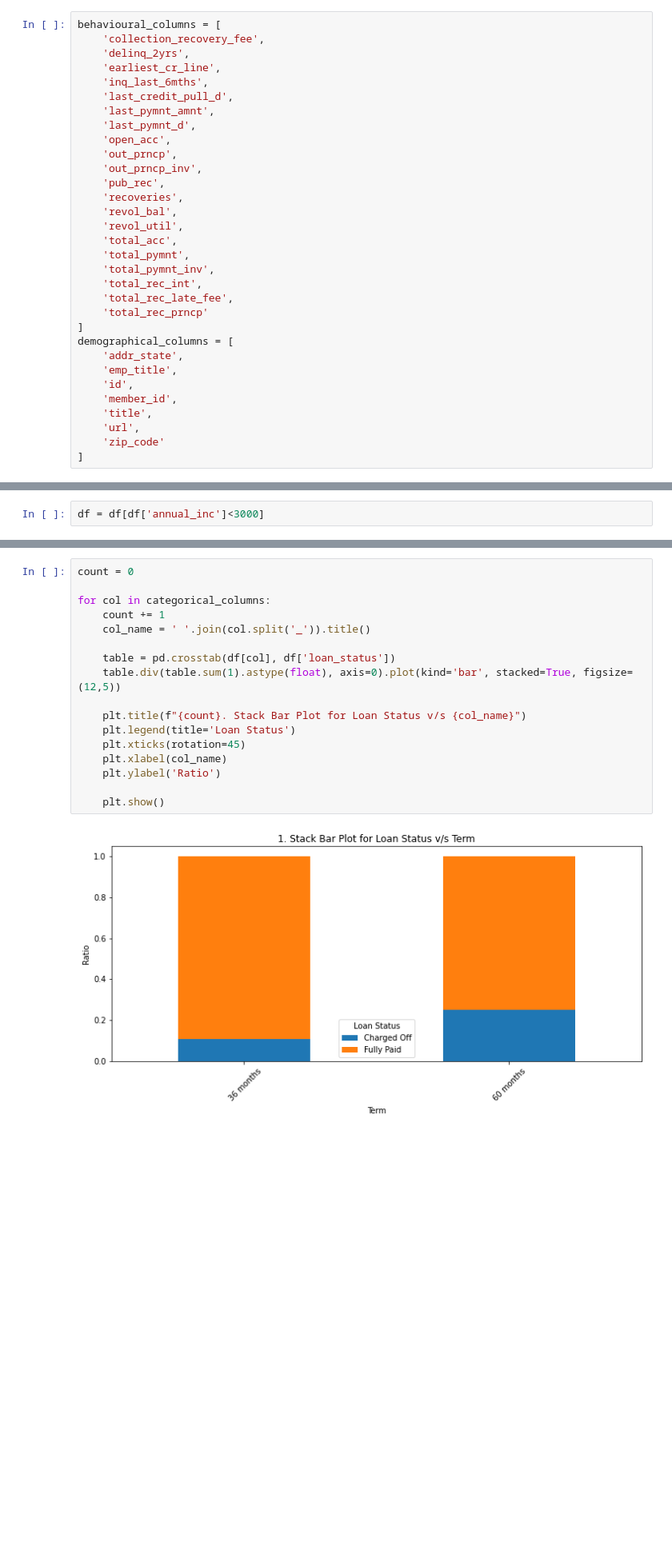
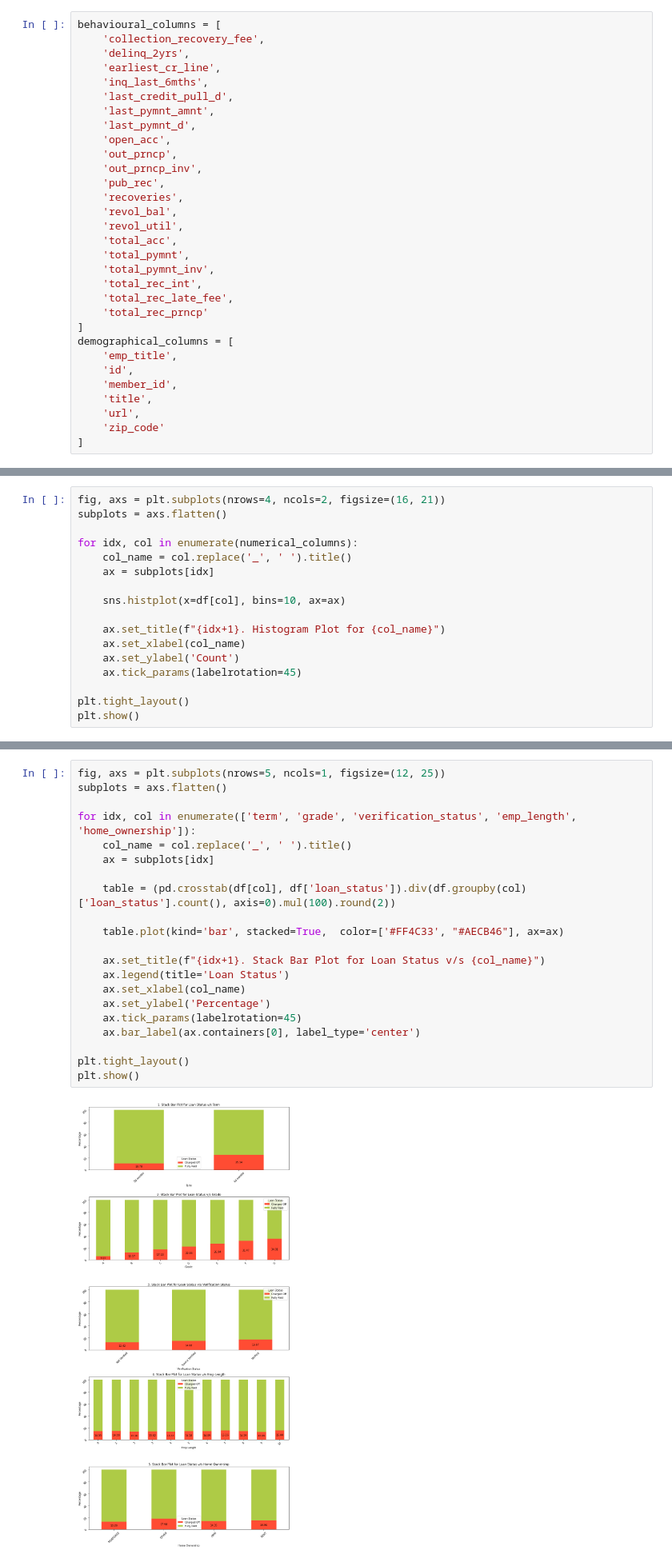
Before and after one commit to rahul-nanwani/lending-club, a Jupyter notebook: Rahul_Nanwani.ipynb, the cells around one changed output, grey strips where cells are left out. Shown: that part at 80% size. Saved outputs shown, nothing was run; the diff lists cells and outputs as text; blank space fills up the shorter version.

```diff
--- a/Rahul_Nanwani.ipynb
+++ b/Rahul_Nanwani.ipynb
@@ -273,7 +256,6 @@ behavioural_columns = [
     'total_rec_prncp'
 ]
 demographical_columns = [
-    'addr_state',
     'emp_title',
     'id',
     'member_id',
@@ -442,2 +435,0 @@ This has a very few outliers at the top. We can drop the ones that have more tha
-# %%
-df = df[df['annual_inc']<3000]
@@ -525,0 +536,17 @@ for col in numerical_columns:
+# %%
+fig, axs = plt.subplots(nrows=4, ncols=2, figsize=(16, 21))
+subplots = axs.flatten()
+
+for idx, col in enumerate(numerical_columns):
+    col_name = col.replace('_', ' ').title()
+    ax = subplots[idx]
+
+    sns.histplot(x=df[col], bins=10, ax=ax)
+
+    ax.set_title(f"{idx+1}. Histogram Plot for {col_name}")
+    ax.set_xlabel(col_name)
+    ax.set_ylabel('Count')
+    ax.tick_params(labelrotation=45)
+
+plt.tight_layout()
+plt.show()
@@ -530,19 +563,23 @@ for col in numerical_columns:
 # %%
-count = 0
+fig, axs = plt.subplots(nrows=5, ncols=1, figsize=(12, 25))
+subplots = axs.flatten()
 
-for col in categorical_columns:
-    count += 1
-    col_name = ' '.join(col.split('_')).title()
+for idx, col in enumerate(['term', 'grade', 'verification_status', 'emp_length', 'home_ownership']):
+    col_name = col.replace('_', ' ').title()
+    ax = subplots[idx]
 
-    table = pd.crosstab(df[col], df['loan_status'])
-    table.div(table.sum(1).astype(float), axis=0).plot(kind='bar', stacked=True, figsize=(12,5))
+    table = (pd.crosstab(df[col], df['loan_status']).div(df.groupby(col)['loan_status'].count(), axis=0).mul(100).round(2))
 
-    plt.title(f"{count}. Stack Bar Plot for Loan Status v/s {col_name}")
-    plt.legend(title='Loan Status')
-    plt.xticks(rotation=45)
-    plt.xlabel(col_name)
-    plt.ylabel('Ratio')
+    table.plot(kind='bar', stacked=True,  color=['#FF4C33', "#AECB46"], ax=ax)
 
-    plt.show()
+    ax.set_title(f"{idx+1}. Stack Bar Plot for Loan Status v/s {col_name}")
+    ax.legend(title='Loan Status')
+    ax.set_xlabel(col_name)
+    ax.set_ylabel('Percentage')
+    ax.tick_params(labelrotation=45)
+    ax.bar_label(ax.containers[0], label_type='center')
+
+plt.tight_layout()
+plt.show()
 # %% [output]
-[figure, old version]
+[figure, new version]
```
Also changed, not shown: parts of 63 cells of this notebook, 7 other files.
